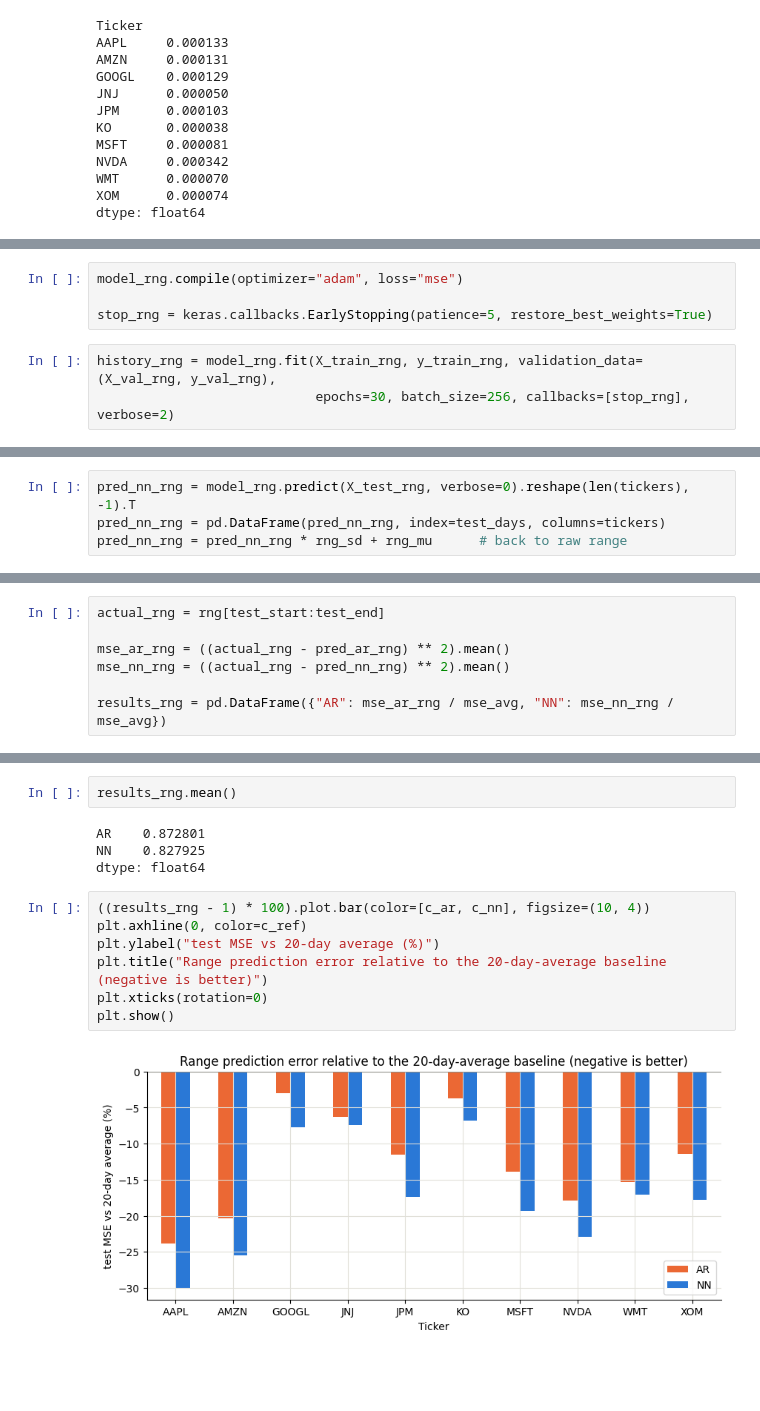
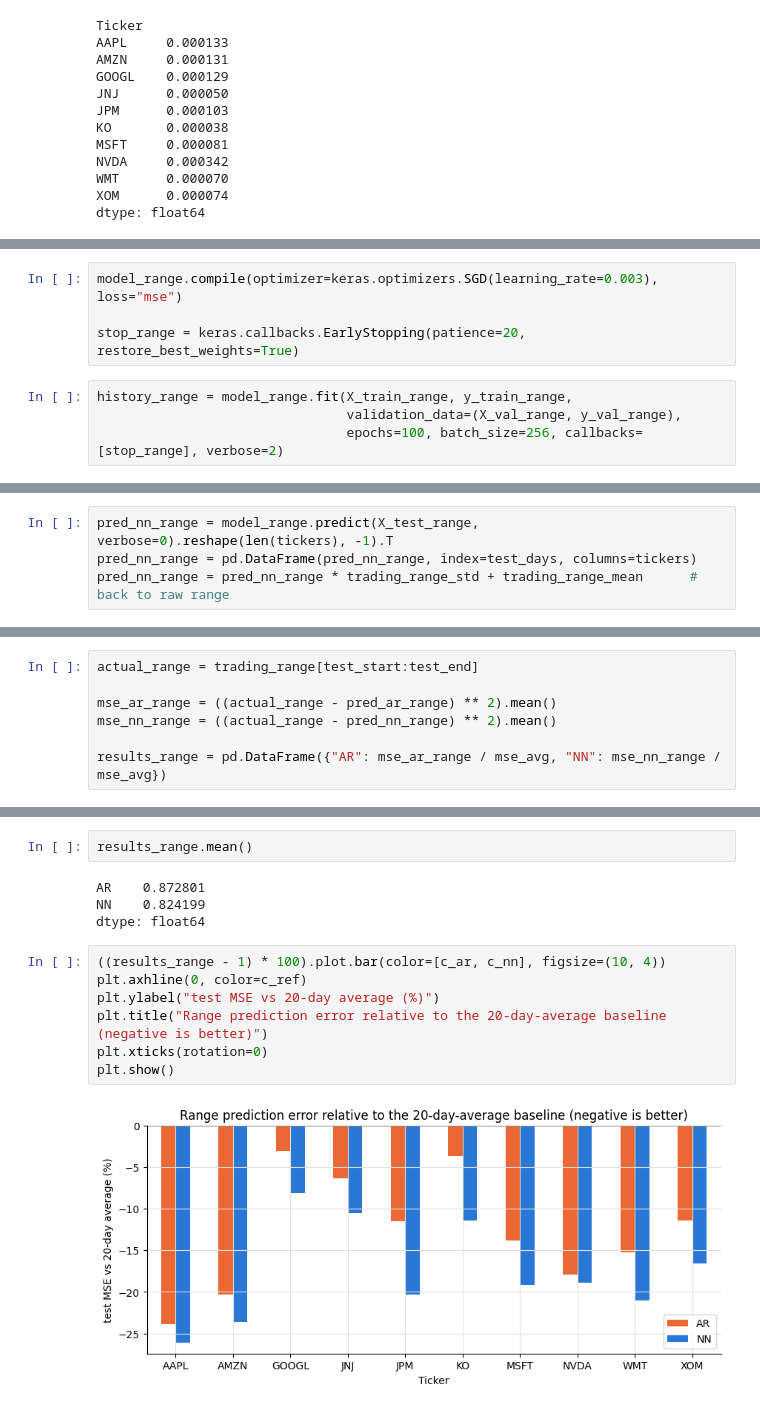
Before and after one commit to YPAndrew0907/DS4420-Project, a Jupyter notebook: YFinance.ipynb, the cells around one changed output, grey strips where cells are left out. Saved outputs shown, nothing was run; the diff lists cells and outputs as text; blank space fills up the shorter version.

```diff
--- a/YFinance.ipynb
+++ b/YFinance.ipynb
@@ -654,9 +870,10 @@ model_rng = keras.Sequential([
 ])
 # %%
-model_rng.compile(optimizer="adam", loss="mse")
+model_range.compile(optimizer=keras.optimizers.SGD(learning_rate=0.003), loss="mse")
 
-stop_rng = keras.callbacks.EarlyStopping(patience=5, restore_best_weights=True)
+stop_range = keras.callbacks.EarlyStopping(patience=20, restore_best_weights=True)
 # %%
-history_rng = model_rng.fit(X_train_rng, y_train_rng, validation_data=(X_val_rng, y_val_rng),
-                            epochs=30, batch_size=256, callbacks=[stop_rng], verbose=2)
+history_range = model_range.fit(X_train_range, y_train_range,
+                                validation_data=(X_val_range, y_val_range),
+                                epochs=100, batch_size=256, callbacks=[stop_range], verbose=2)
 # %% [output]
@@ -693,5 +907,5 @@ plt.show()
 # %%
-pred_nn_rng = model_rng.predict(X_test_rng, verbose=0).reshape(len(tickers), -1).T
-pred_nn_rng = pd.DataFrame(pred_nn_rng, index=test_days, columns=tickers)
-pred_nn_rng = pred_nn_rng * rng_sd + rng_mu      # back to raw range
+pred_nn_range = model_range.predict(X_test_range, verbose=0).reshape(len(tickers), -1).T
+pred_nn_range = pd.DataFrame(pred_nn_range, index=test_days, columns=tickers)
+pred_nn_range = pred_nn_range * trading_range_std + trading_range_mean      # back to raw range
 # %%
@@ -713,9 +927,9 @@ pred_nn_rng
 726 rows × 10 columns
 # %%
-actual_rng = rng[test_start:test_end]
+actual_range = trading_range[test_start:test_end]
 
-mse_ar_rng = ((actual_rng - pred_ar_rng) ** 2).mean()
-mse_nn_rng = ((actual_rng - pred_nn_rng) ** 2).mean()
+mse_ar_range = ((actual_range - pred_ar_range) ** 2).mean()
+mse_nn_range = ((actual_range - pred_nn_range) ** 2).mean()
 
-results_rng = pd.DataFrame({"AR": mse_ar_rng / mse_avg, "NN": mse_nn_rng / mse_avg})
+results_range = pd.DataFrame({"AR": mse_ar_range / mse_avg, "NN": mse_nn_range / mse_avg})
 # %%
@@ -736,18 +950,18 @@ results_rng      # test MSE divided by the 20-day-average baseline MSE, below 1
 # %%
-results_rng.mean()
+results_range.mean()
 # %% [output]
 AR    0.872801
-NN    0.827925
+NN    0.824199
 dtype: float64
 # %%
-((results_rng - 1) * 100).plot.bar(color=[c_ar, c_nn], figsize=(10, 4))
+((results_range - 1) * 100).plot.bar(color=[c_ar, c_nn], figsize=(10, 4))
 plt.axhline(0, color=c_ref)
 plt.ylabel("test MSE vs 20-day average (%)")
 plt.title("Range prediction error relative to the 20-day-average baseline (negative is better)")
 plt.xticks(rotation=0)
 plt.show()
 # %% [output]
-[figure, old version]
+[figure, new version]
 # %%
 t = "AAPL"
 
```
Also changed, not shown: parts of 80 cells of this notebook.
